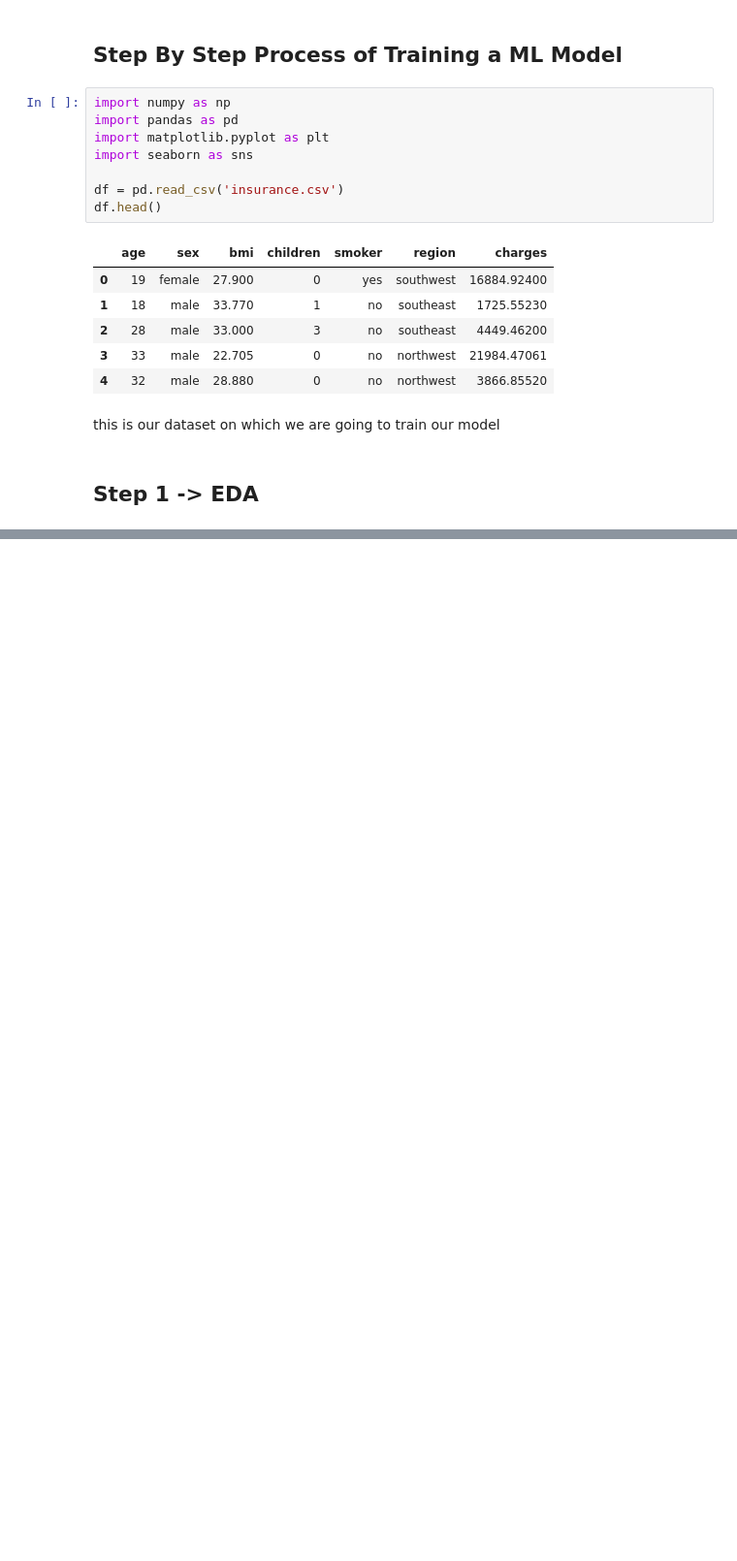
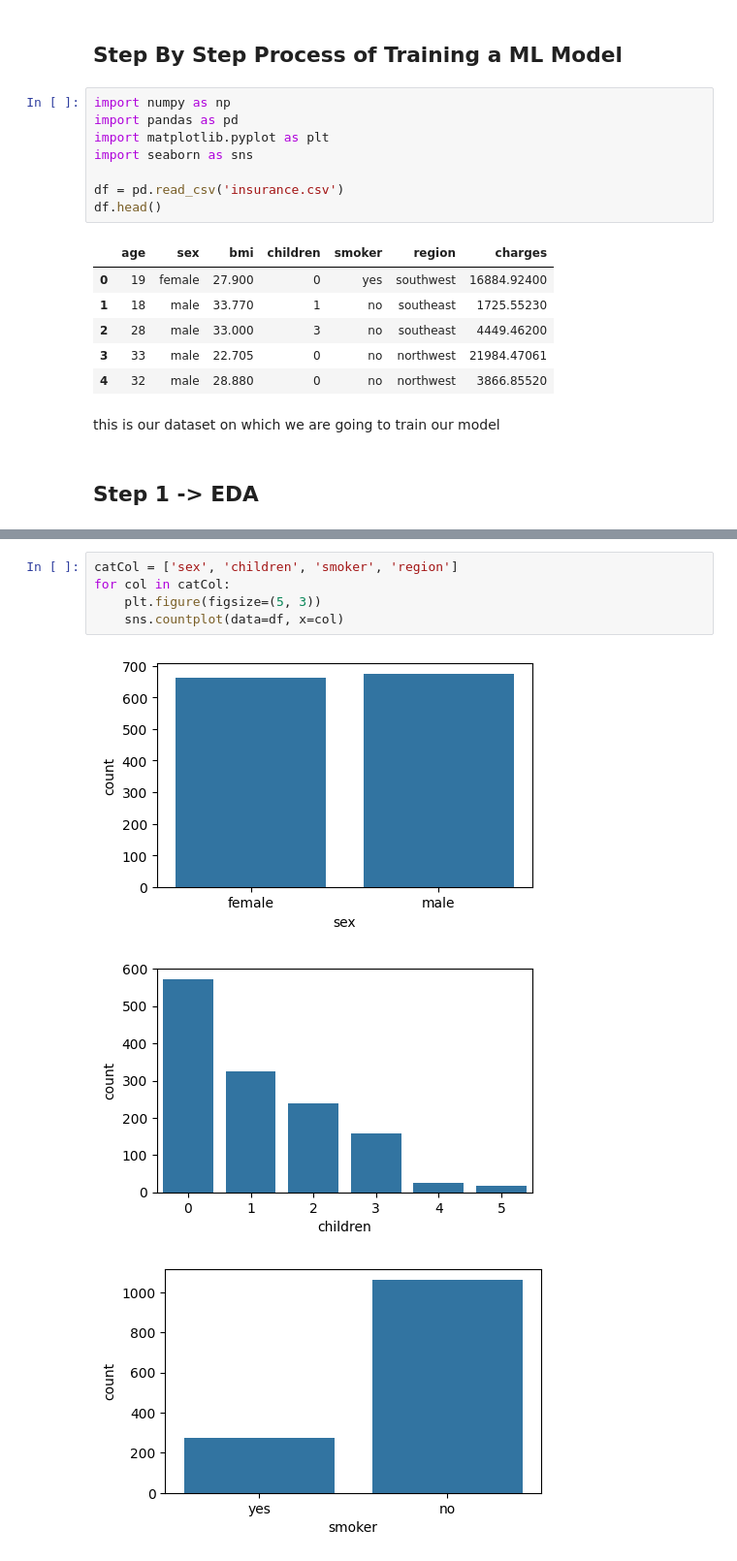
Before and after one commit to Mohitgoswami18/ML-DS-Journey, a Jupyter notebook: 07_Basics_Of_Machine_Learning/Project_01/code.ipynb, the cells around one changed output, grey strips where cells are left out. Shown at 97% size. Drawn from its saved outputs; the diff is of its cells as text; blank space fills up the shorter version.

```diff
--- a/07_Basics_Of_Machine_Learning/Project_01/code.ipynb
+++ b/07_Basics_Of_Machine_Learning/Project_01/code.ipynb
@@ -21,0 +70,9 @@ this is our dataset on which we are going to train our model
+# %%
+catCol = ['sex', 'children', 'smoker', 'region']
+for col in catCol:
+    plt.figure(figsize=(5, 3))
+    sns.countplot(data=df, x=col)
+# %% [output]
+[figure, added]
+[figure, added]
+[figure, added]
```
Also changed, not shown: parts of 31 cells of this notebook.
